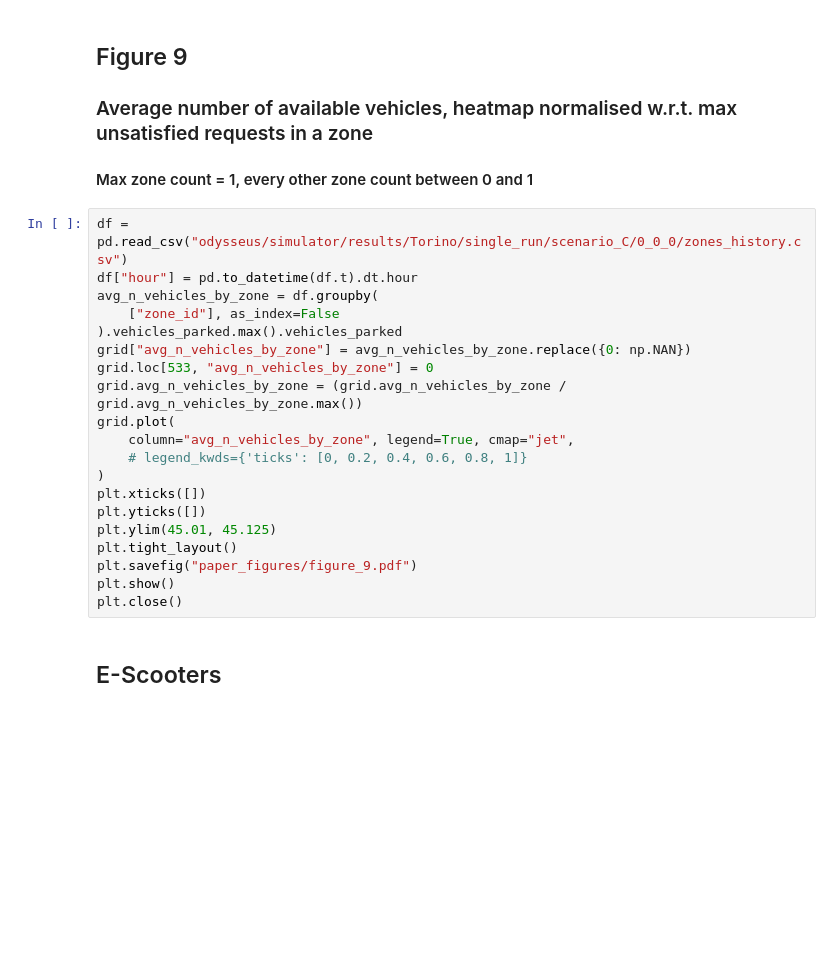
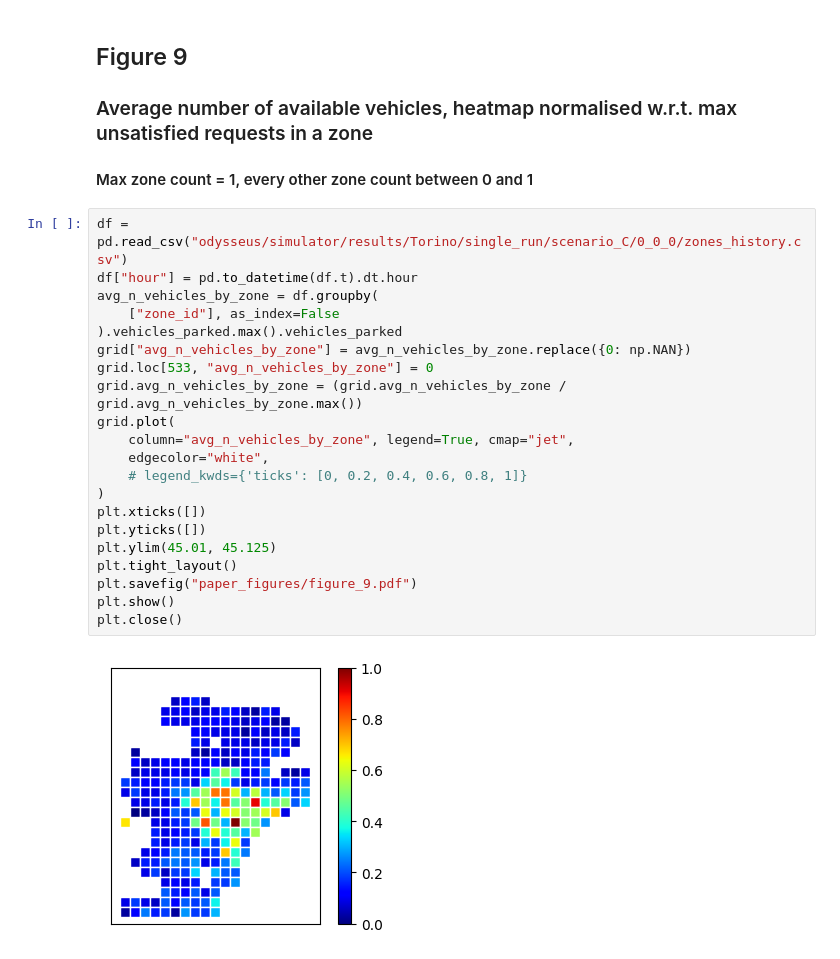
Before and after one commit to SmartData-Polito/odysseus, a Jupyter notebook: paper_figures.ipynb, the cells around one changed output. Cells and saved outputs as stored; diff of their text form; blank space fills up the shorter version.

Commit message:
add last figures and update docs

```diff
--- a/paper_figures.ipynb
+++ b/paper_figures.ipynb
@@ -205,22 +209,23 @@ plt.close()
 # %%
 df = pd.read_csv("odysseus/simulator/results/Torino/single_run/scenario_C/0_0_0/zones_history.csv")
 df["hour"] = pd.to_datetime(df.t).dt.hour
 avg_n_vehicles_by_zone = df.groupby(
     ["zone_id"], as_index=False
 ).vehicles_parked.max().vehicles_parked
 grid["avg_n_vehicles_by_zone"] = avg_n_vehicles_by_zone.replace({0: np.NAN})
 grid.loc[533, "avg_n_vehicles_by_zone"] = 0
 grid.avg_n_vehicles_by_zone = (grid.avg_n_vehicles_by_zone / grid.avg_n_vehicles_by_zone.max())
 grid.plot(
     column="avg_n_vehicles_by_zone", legend=True, cmap="jet",
+    edgecolor="white",
     # legend_kwds={'ticks': [0, 0.2, 0.4, 0.6, 0.8, 1]}
 )
 plt.xticks([])
 plt.yticks([])
 plt.ylim(45.01, 45.125)
 plt.tight_layout()
 plt.savefig("paper_figures/figure_9.pdf")
 plt.show()
 plt.close()
+# %% [output]
+[figure, added]
-# %% [markdown]
-## E-Scooters
```
Also changed, not shown: parts of 33 cells of this notebook, 2 other files.
